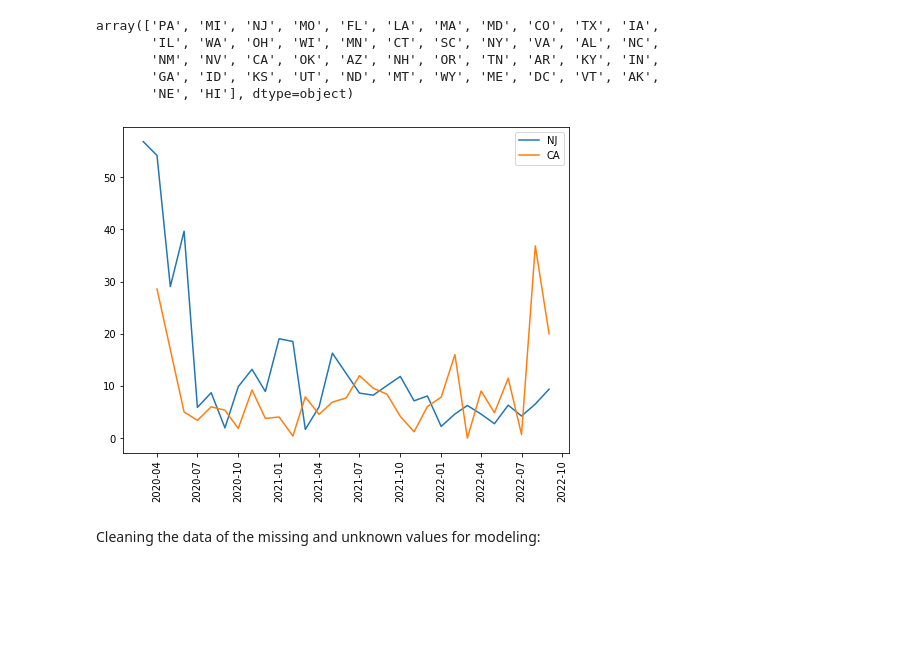
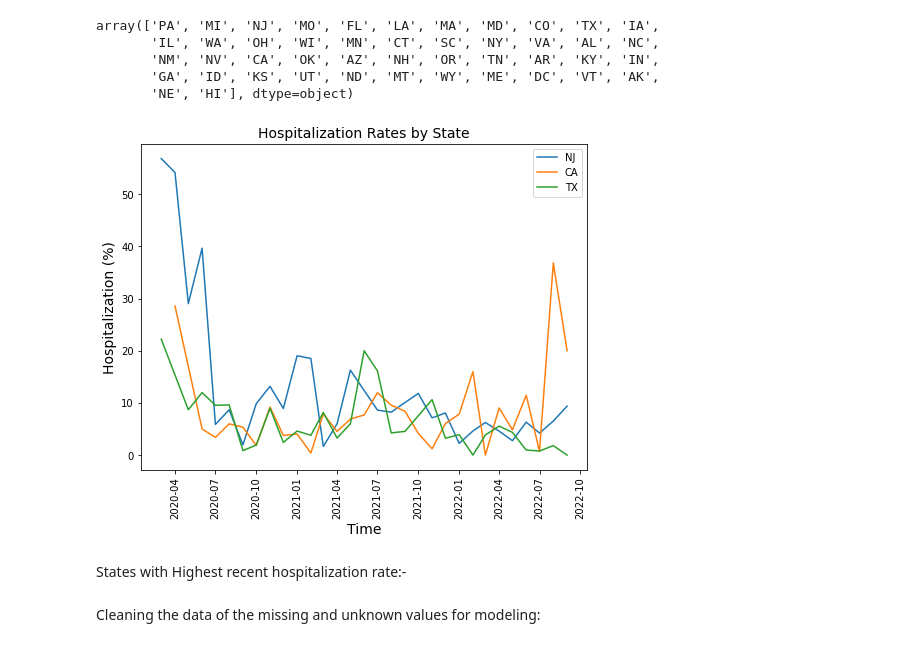
Before and after one commit to DeeVerma1/Project-4, a Jupyter notebook: code/02.3-EDA_COVID_Surveillance.ipynb, the cells around one changed output. Cells and saved outputs as stored; diff of their text form; code cells hidden in the pictures; blank space fills up the shorter version.

```diff
--- a/code/02.3-EDA_COVID_Surveillance.ipynb
+++ b/code/02.3-EDA_COVID_Surveillance.ipynb
@@ -591,7 +591,7 @@ array(['PA', 'MI', 'NJ', 'MO', 'FL', 'LA', 'MA', 'MD', 'CO', 'TX', 'IA',
 # %%
 def plot_state_hosp(states):
     plt.figure(figsize=(8,6))
-    # df_state_hosp=[]
+    df_state_hosp=[]
 
     for state in states:
         df_state=df_surv_hosp[df_surv_hosp['res_state']==state].copy()
@@ -601,13 +601,18 @@ def plot_state_hosp(states):
         state_percentage=(state_hosp/state_total)*100
          # state_percentage;
         plt.plot(state_percentage, label=state)
-
+    plt.title('Hospitalization Rates by State', size=14)
+    plt.ylabel('Hospitalization (%)', size=14)
+    plt.xlabel('Time', size=14)
     plt.xticks(rotation=90);
     plt.legend();
-# %%
-plot_state_hosp(['NJ','CA'])
-# %% [output]
-[figure, removed]
+# %%
+#plotting hospitalization rates for three states
+plot_state_hosp(['NJ','CA','TX'])
+# %% [output]
+[figure, added]
+# %% [markdown]
+States with Highest recent hospitalization rate:-
 # %% [markdown]
 Cleaning the data of the missing and unknown values for modeling:
 # %%
```
Also changed, not shown: parts of 2 cells of this notebook, 3 other files.
